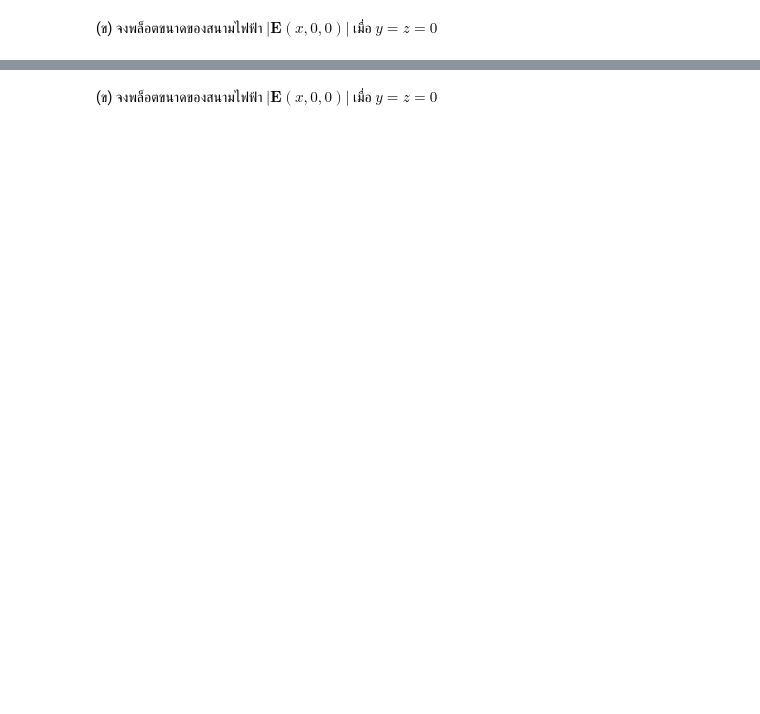
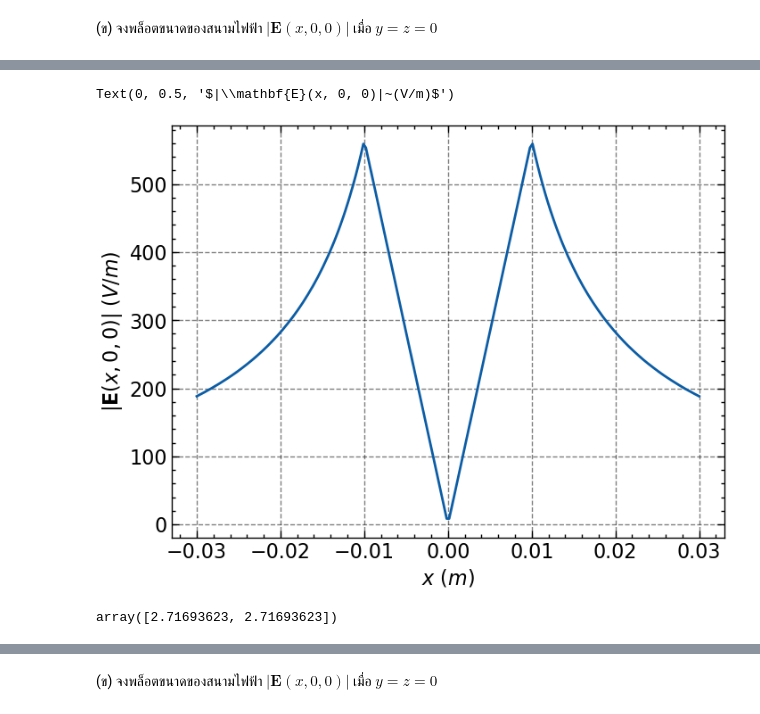
Before and after one commit to nayot/emag, a Jupyter notebook: Coaxial_HW.ipynb, the cells around one changed output, grey strips where cells are left out. Drawn from its saved outputs; the diff is of its cells as text; code cells hidden in the pictures; blank space fills up the shorter version.

Commit message:
new file:   Biot-Savart-WB.ipynb 	modified:   Coaxial_HW.ipynb 	modified:   E_Field_bounded_charge-HW-solution.ipynb 	modified:   libemag/plots.py 	modified:   solid_sphere.ipynb

```diff
--- a/Coaxial_HW.ipynb
+++ b/Coaxial_HW.ipynb
@@ -32,0 +56,3 @@ $$dq=\rho_v(r')\left\|\frac{d\mathbf{r'}}{d\rho}\times\frac{d\mathbf{r'}}{d\phi}
+# %%
+dEdv = dqdv / (4. * pi * epsilon_0) * R / R.norm()**3
+dEdv
@@ -32,0 +61,12 @@ $$dq=\rho_v(r')\left\|\frac{d\mathbf{r'}}{d\rho}\times\frac{d\mathbf{r'}}{d\phi}
+# %%
+integrand_x = smp.lambdify([rho, phi, zp, x, y, z], dEdv[0])
+integrand_y = smp.lambdify([rho, phi, zp, x, y, z], dEdv[1])
+integrand_z = smp.lambdify([rho, phi, zp, x, y, z], dEdv[2])
+# %%
+def E(x, y, z):
+    Ex = tplquad(integrand_x, -5., 5., 0., 2. * pi, 0., 1.e-2, args=(x, y, z))[0]
+    Ey = tplquad(integrand_y, -5., 5., 0., 2. * pi, 0., 1.e-2, args=(x, y, z))[0]
+    Ez = tplquad(integrand_z, -5., 5., 0., 2. * pi, 0., 1.e-2, args=(x, y, z))[0]
+    return np.array([Ex, Ey, Ez])
+
+E(1, 2, 3)
@@ -33,2 +75,13 @@ $$dq=\rho_v(r')\left\|\frac{d\mathbf{r'}}{d\rho}\times\frac{d\mathbf{r'}}{d\phi}
 # %% [markdown]
 (ข) จงพล็อตขนาดของสนามไฟฟ้า $|\mathbf{E}(x, 0, 0)|$ เมื่อ $y=z=0$
+# %%
+# Parallel Processing
+from joblib import Parallel, delayed
+X = np.linspace(-3e-2, 3e-2, 200)
+
+# Function to vectorize
+def compute_E_field(x, y, z):
+    result = E(x, y, z)
+    return np.linalg.norm(result)
+
+E_field = Parallel(n_jobs=-1)(delayed(compute_E_field)(x, 0., 0.) for x in X)
@@ -34,0 +106,14 @@ $$dq=\rho_v(r')\left\|\frac{d\mathbf{r'}}{d\rho}\times\frac{d\mathbf{r'}}{d\phi}
+# %%
+plt.plot(X, E_field)
+plt.xlabel(r'$x~(m)$')
+plt.ylabel(r'$|\mathbf{E}(x, 0, 0)|~(V/m)$')
+# %% [output]
+Text(0, 0.5, '$|\\mathbf{E}(x, 0, 0)|~(V/m)$')
+[figure, added]
+# %%
+def E2D(x, y):
+    return E(x, y, 0.)[:2]
+
+E2D(1, 1)
+# %% [output]
+array([2.71693623, 2.71693623])
```
Also changed, not shown: parts of 9 cells of this notebook, 4 other files.
